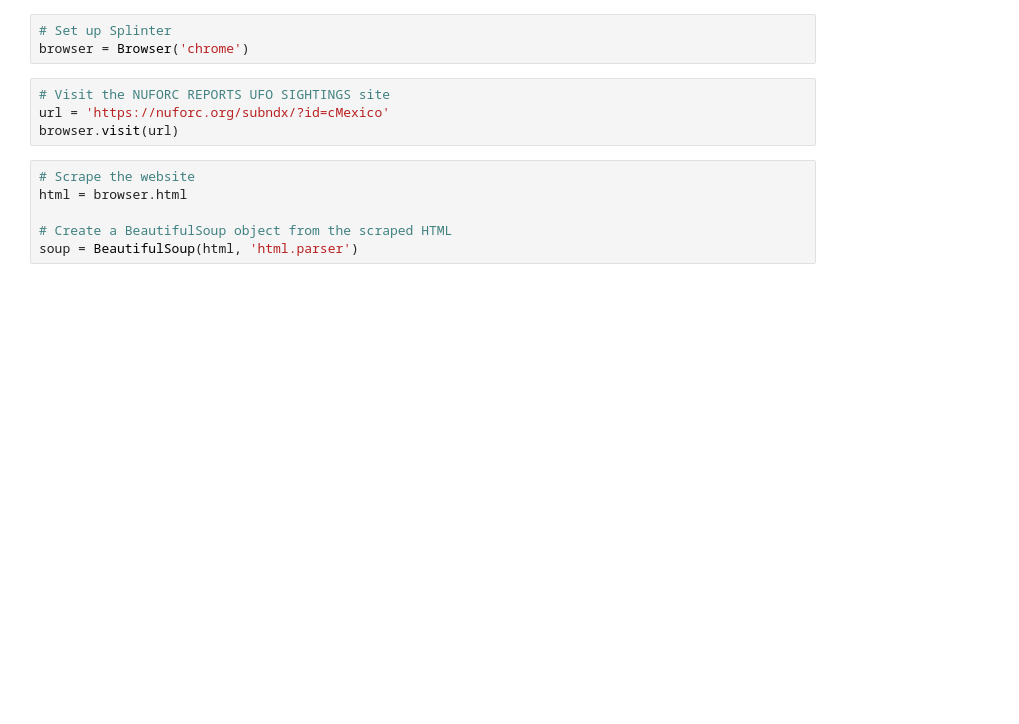
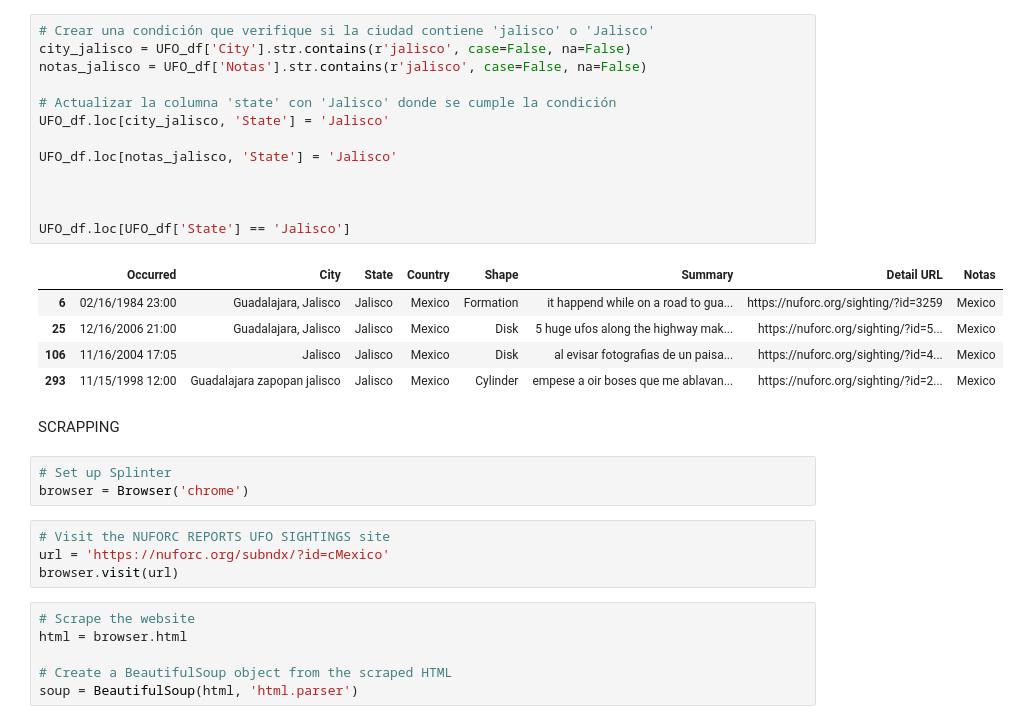
Before and after one commit to dgname/Project_3_UFOsightings, a Jupyter notebook: ufosightings.ipynb, the cells around one changed output. Cells and saved outputs as stored; diff of their text form; blank space fills up the shorter version.

```diff
--- a/ufosightings.ipynb
+++ b/ufosightings.ipynb
@@ -8,3 +69,24 @@ import time
+# %%
+# Crear una condición que verifique si la ciudad contiene 'jalisco' o 'Jalisco'
+city_jalisco = UFO_df['City'].str.contains(r'jalisco', case=False, na=False)
+notas_jalisco = UFO_df['Notas'].str.contains(r'jalisco', case=False, na=False)
+
+# Actualizar la columna 'state' con 'Jalisco' donde se cumple la condición
+UFO_df.loc[city_jalisco, 'State'] = 'Jalisco'
+
+UFO_df.loc[notas_jalisco, 'State'] = 'Jalisco'
+
+
+
+UFO_df.loc[UFO_df['State'] == 'Jalisco']
+# %% [output]
+|  | Occurred | City | State | Country | Shape | Summary | Detail URL | Notas |
+| 6 | 02/16/1984 23:00 | Guadalajara, Jalisco | Jalisco | Mexico | Formation | it happend while on a road to gua... | https://nuforc.org/sighting/?id=3259 | Mexico |
+| 25 | 12/16/2006 21:00 | Guadalajara, Jalisco | Jalisco | Mexico | Disk | 5 huge ufos along the highway mak... | https://nuforc.org/sighting/?id=5... | Mexico |
+| 106 | 11/16/2004 17:05 | Jalisco | Jalisco | Mexico | Disk | al evisar fotografias de un paisa... | https://nuforc.org/sighting/?id=4... | Mexico |
+| 293 | 11/15/1998 12:00 | Guadalajara zapopan jalisco | Jalisco | Mexico | Cylinder | empese a oir boses que me ablavan... | https://nuforc.org/sighting/?id=2... | Mexico |
+# %% [markdown]
+SCRAPPING
 # %%
 # Set up Splinter
 browser = Browser('chrome')
```
Also changed, not shown: parts of 6 cells of this notebook, 2 other files.
